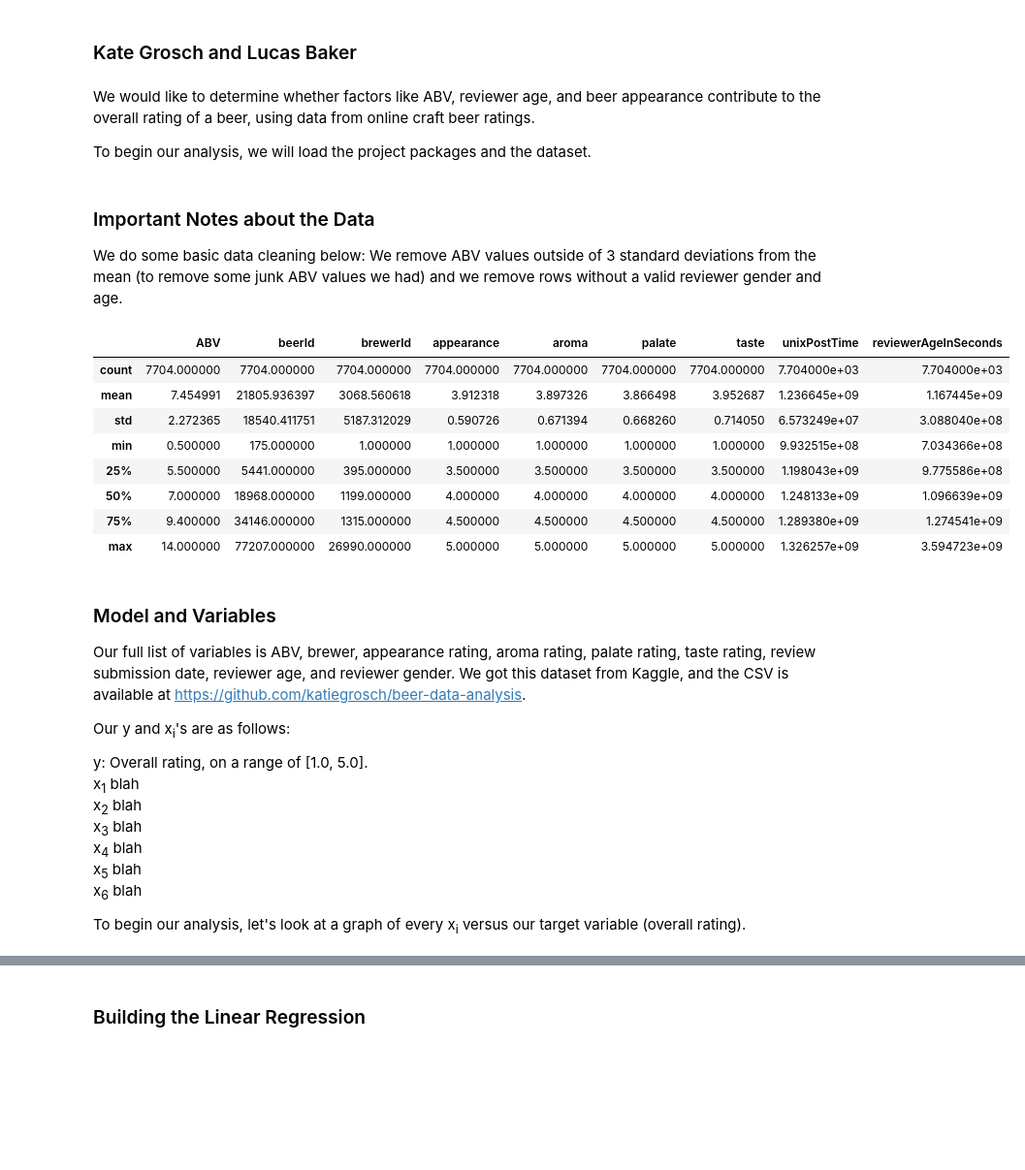
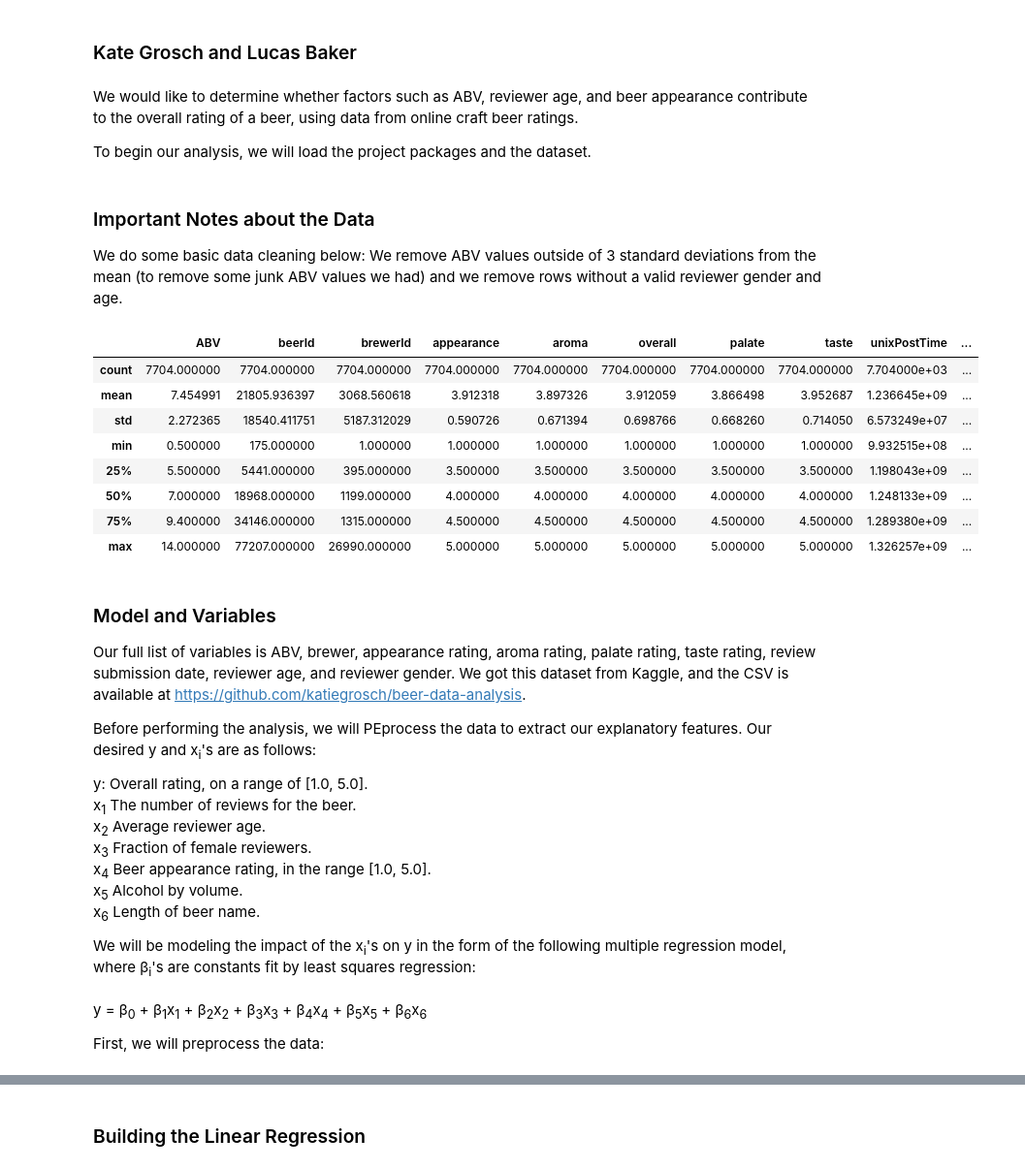
Before and after one commit to katiegrosch/beer-data-analysis, a Jupyter notebook: BeerRatingsAnalysis.ipynb, the cells around one changed output, grey strips where cells are left out. Shown at 97% size. Cells and saved outputs as stored; diff of their text form; code cells hidden in the pictures; blank space fills up the shorter version.

```diff
--- a/BeerRatingsAnalysis.ipynb
+++ b/BeerRatingsAnalysis.ipynb
@@ -3,7 +3,7 @@
 # %% [markdown]
 ### Kate Grosch and Lucas Baker
 # %% [markdown]
-We would like to determine whether factors like ABV, reviewer age, and beer appearance contribute to the overall rating of a beer, using data from online craft beer ratings.
+We would like to determine whether factors such as ABV, reviewer age, and beer appearance contribute to the overall rating of a beer, using data from online craft beer ratings.
 
 To begin our analysis, we will load the project packages and the dataset.
 # %%
@@ -36,57 +37,58 @@ We do some basic data cleaning below: We remove ABV values outside of 3 standard
 
 df = pd.read_csv("beer.csv")
 
 df = df.rename(index=str, columns={'beer/ABV': 'ABV',
                                    'user/gender':'gender',
                                    'user/ageInSeconds':'reviewerAgeInSeconds',
                                    'review/overall':'overall',
                                    'beer/beerId':'beerId',
                                    'beer/brewerId':'brewerId',
                                    'review/appearance':'appearance',
                                    'review/aroma':'aroma',
                                    'review/palate':'palate',
                                    'review/taste':'taste',
                                    'review/timeUnix': 'unixPostTime'})
 
 df = df[np.abs(df.ABV-df.ABV.mean()) <= (3*df.ABV.std())]
 df = df[df.reviewerAgeInSeconds.notnull()]
 df = df[df.gender.notnull()]
 
 Y = df['overall']
 df = df.drop(['review/text',
               'review/timeStruct',
               'user/birthdayRaw',
               'user/birthdayUnix',
               'index',
-              'overall',
-              'beer/name',
               'beer/style',
               'user/profileName'], axis=1)
 
 df.describe()
 # %% [output]
-|  | ABV | beerId | brewerId | appearance | aroma | palate | taste | unixPostTime | reviewerAgeInSeconds |
-| count | 7704.000000 | 7704.000000 | 7704.000000 | 7704.000000 | 7704.000000 | 7704.000000 | 7704.000000 | 7.704000e+03 | 7.704000e+03 |
-| mean | 7.454991 | 21805.936397 | 3068.560618 | 3.912318 | 3.897326 | 3.866498 | 3.952687 | 1.236645e+09 | 1.167445e+09 |
-| std | 2.272365 | 18540.411751 | 5187.312029 | 0.590726 | 0.671394 | 0.668260 | 0.714050 | 6.573249e+07 | 3.088040e+08 |
-| min | 0.500000 | 175.000000 | 1.000000 | 1.000000 | 1.000000 | 1.000000 | 1.000000 | 9.932515e+08 | 7.034366e+08 |
-| 25% | 5.500000 | 5441.000000 | 395.000000 | 3.500000 | 3.500000 | 3.500000 | 3.500000 | 1.198043e+09 | 9.775586e+08 |
-| 50% | 7.000000 | 18968.000000 | 1199.000000 | 4.000000 | 4.000000 | 4.000000 | 4.000000 | 1.248133e+09 | 1.096639e+09 |
-| 75% | 9.400000 | 34146.000000 | 1315.000000 | 4.500000 | 4.500000 | 4.500000 | 4.500000 | 1.289380e+09 | 1.274541e+09 |
-| max | 14.000000 | 77207.000000 | 26990.000000 | 5.000000 | 5.000000 | 5.000000 | 5.000000 | 1.326257e+09 | 3.594723e+09 |
+|  | ABV | beerId | brewerId | appearance | aroma | overall | palate | taste | unixPostTime | ... |
+| count | 7704.000000 | 7704.000000 | 7704.000000 | 7704.000000 | 7704.000000 | 7704.000000 | 7704.000000 | 7704.000000 | 7.704000e+03 | ... |
+| mean | 7.454991 | 21805.936397 | 3068.560618 | 3.912318 | 3.897326 | 3.912059 | 3.866498 | 3.952687 | 1.236645e+09 | ... |
+| std | 2.272365 | 18540.411751 | 5187.312029 | 0.590726 | 0.671394 | 0.698766 | 0.668260 | 0.714050 | 6.573249e+07 | ... |
+| min | 0.500000 | 175.000000 | 1.000000 | 1.000000 | 1.000000 | 1.000000 | 1.000000 | 1.000000 | 9.932515e+08 | ... |
+| 25% | 5.500000 | 5441.000000 | 395.000000 | 3.500000 | 3.500000 | 3.500000 | 3.500000 | 3.500000 | 1.198043e+09 | ... |
+| 50% | 7.000000 | 18968.000000 | 1199.000000 | 4.000000 | 4.000000 | 4.000000 | 4.000000 | 4.000000 | 1.248133e+09 | ... |
+| 75% | 9.400000 | 34146.000000 | 1315.000000 | 4.500000 | 4.500000 | 4.500000 | 4.500000 | 4.500000 | 1.289380e+09 | ... |
+| max | 14.000000 | 77207.000000 | 26990.000000 | 5.000000 | 5.000000 | 5.000000 | 5.000000 | 5.000000 | 1.326257e+09 | ... |
 # %% [markdown]
 ### Model and Variables
 
 Our full list of variables is ABV, brewer, appearance rating, aroma rating, palate rating, taste rating, review submission date, reviewer age, and reviewer gender. We got this dataset from Kaggle, and the CSV is available at https://github.com/katiegrosch/beer-data-analysis.
 
-Our y and x<sub>i</sub>'s are as follows:
+Before performing the analysis, we will PEprocess the data to extract our explanatory features. Our desired y and x<sub>i</sub>'s are as follows:
 
 y: Overall rating, on a range of [1.0, 5.0]. <br>
-x<sub>1</sub> blah <br>
-x<sub>2</sub> blah <br>
-x<sub>3</sub> blah <br>
-x<sub>4</sub> blah <br>
-x<sub>5</sub> blah <br>
-x<sub>6</sub> blah <br>
+x<sub>1</sub> The number of reviews for the beer. <br>
+x<sub>2</sub> Average reviewer age. <br>
+x<sub>3</sub> Fraction of female reviewers. <br>
+x<sub>4</sub> Beer appearance rating, in the range [1.0, 5.0]. <br>
+x<sub>5</sub> Alcohol by volume. <br>
+x<sub>6</sub> Length of beer name. <br>
 
-To begin our analysis, let's look at a graph of every x<sub>i</sub> versus our target variable (overall rating).
+We will be modeling the impact of the x<sub>i</sub>'s on y in the form of the following multiple regression model, where &beta;<sub>i</sub>'s are constants fit by least squares regression:<br><br>
+y = &beta;<sub>0</sub> + &beta;<sub>1</sub>x<sub>1</sub> + &beta;<sub>2</sub>x<sub>2</sub> + &beta;<sub>3</sub>x<sub>3</sub> + &beta;<sub>4</sub>x<sub>4</sub> + &beta;<sub>5</sub>x<sub>5</sub> + &beta;<sub>6</sub>x<sub>6</sub>
+
+First, we will preprocess the data:
```
Also changed, not shown: parts of 11 cells of this notebook.
